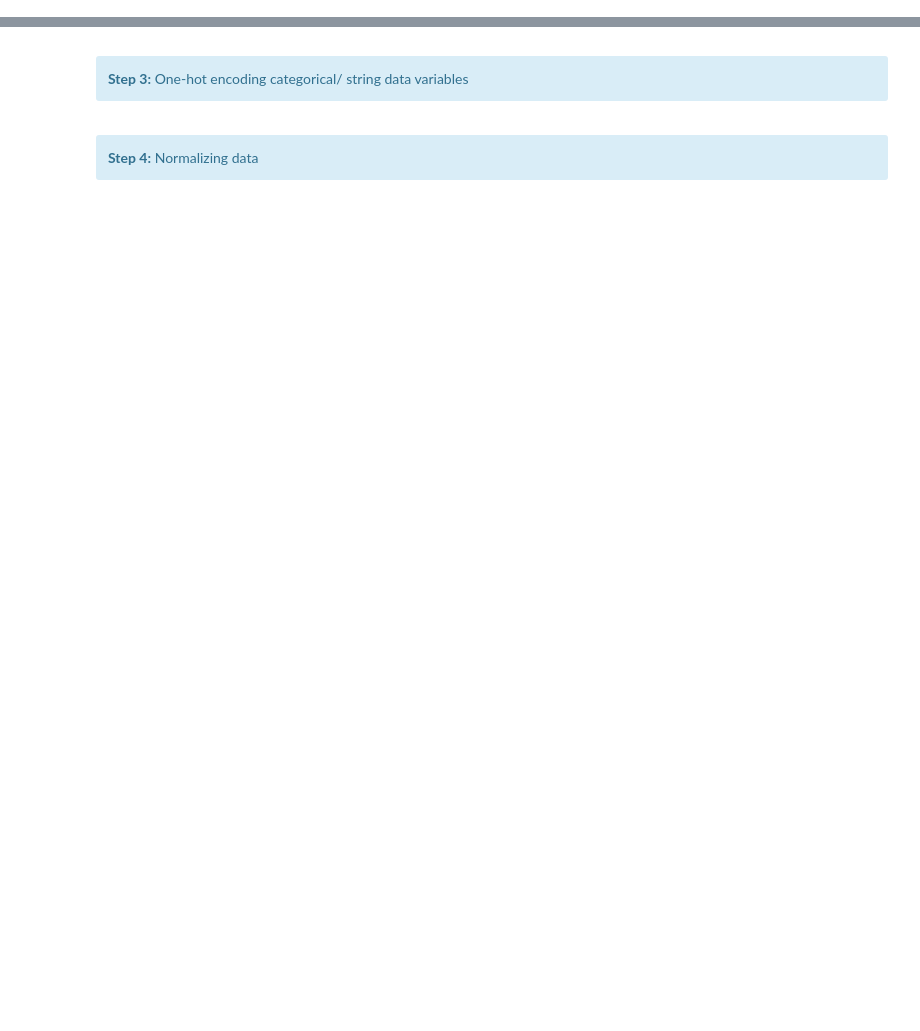
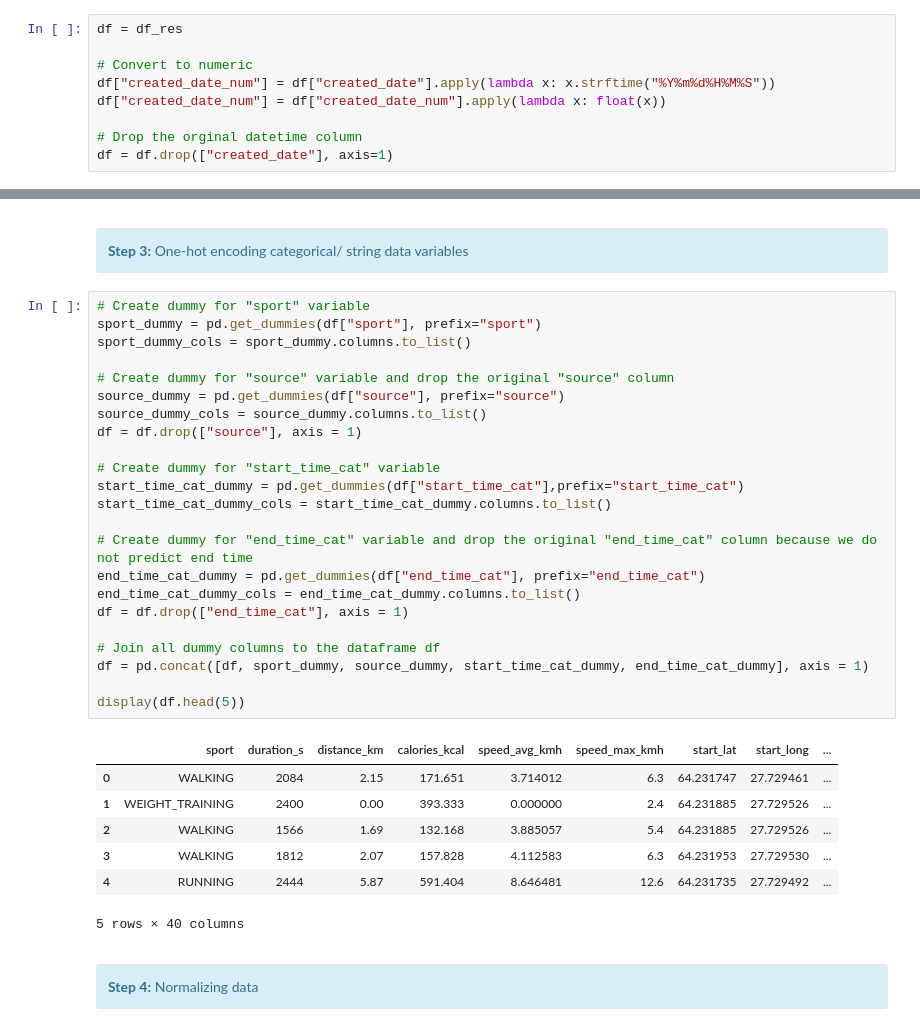
Before and after one commit to Thanhtrannd/WorkoutBigDataPredictiveModel, a Jupyter notebook: main.ipynb, the cells around one changed output, grey strips where cells are left out. Saved outputs shown, nothing was run; the diff lists cells and outputs as text; blank space fills up the shorter version.

```diff
--- a/main.ipynb
+++ b/main.ipynb
@@ -693,6 +696,15 @@ hydration_l: 0
 <div class=" alert alert-info">
     <b>Step 1:</b> Converting datetime variable "created_date" to float
 </div>
+# %%
+df = df_res
+
+# Convert to numeric
+df["created_date_num"] = df["created_date"].apply(lambda x: x.strftime("%Y%m%d%H%M%S"))
+df["created_date_num"] = df["created_date_num"].apply(lambda x: float(x))
+
+# Drop the orginal datetime column
+df = df.drop(["created_date"], axis=1)
 # %% [markdown]
 <a id='handsondata'></a>
 <div class=" alert alert-info">
@@ -703,6 +773,37 @@ hydration_l: 0
 <div class=" alert alert-info">
     <b>Step 3:</b> One-hot encoding categorical/ string data variables
 </div>
+# %%
+# Create dummy for "sport" variable
+sport_dummy = pd.get_dummies(df["sport"], prefix="sport")
+sport_dummy_cols = sport_dummy.columns.to_list()
+
+# Create dummy for "source" variable and drop the original "source" column
+source_dummy = pd.get_dummies(df["source"], prefix="source")
+source_dummy_cols = source_dummy.columns.to_list()
+df = df.drop(["source"], axis = 1)
+
+# Create dummy for "start_time_cat" variable
+start_time_cat_dummy = pd.get_dummies(df["start_time_cat"],prefix="start_time_cat")
+start_time_cat_dummy_cols = start_time_cat_dummy.columns.to_list()
+
+# Create dummy for "end_time_cat" variable and drop the original "end_time_cat" column because we do not predict end time
+end_time_cat_dummy = pd.get_dummies(df["end_time_cat"], prefix="end_time_cat")
+end_time_cat_dummy_cols = end_time_cat_dummy.columns.to_list()
+df = df.drop(["end_time_cat"], axis = 1)
+
+# Join all dummy columns to the dataframe df
+df = pd.concat([df, sport_dummy, source_dummy, start_time_cat_dummy, end_time_cat_dummy], axis = 1)
+
+display(df.head(5))
+# %% [output]
+|  | sport | duration_s | distance_km | calories_kcal | speed_avg_kmh | speed_max_kmh | start_lat | start_long | ... |
+| 0 | WALKING | 2084 | 2.15 | 171.651 | 3.714012 | 6.3 | 64.231747 | 27.729461 | ... |
+| 1 | WEIGHT_TRAINING | 2400 | 0.00 | 393.333 | 0.000000 | 2.4 | 64.231885 | 27.729526 | ... |
+| 2 | WALKING | 1566 | 1.69 | 132.168 | 3.885057 | 5.4 | 64.231885 | 27.729526 | ... |
+| 3 | WALKING | 1812 | 2.07 | 157.828 | 4.112583 | 6.3 | 64.231953 | 27.729530 | ... |
+| 4 | RUNNING | 2444 | 5.87 | 591.404 | 8.646481 | 12.6 | 64.231735 | 27.729492 | ... |
+5 rows × 40 columns
 # %% [markdown]
 <a id='handsondata'></a>
 <div class=" alert alert-info">
```
Also changed, not shown: parts of 13 cells of this notebook, 1 other file.
